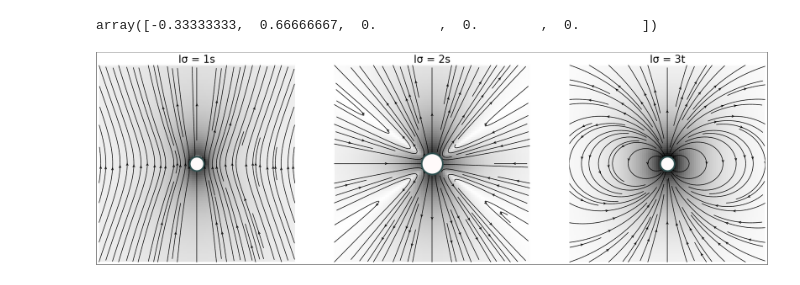
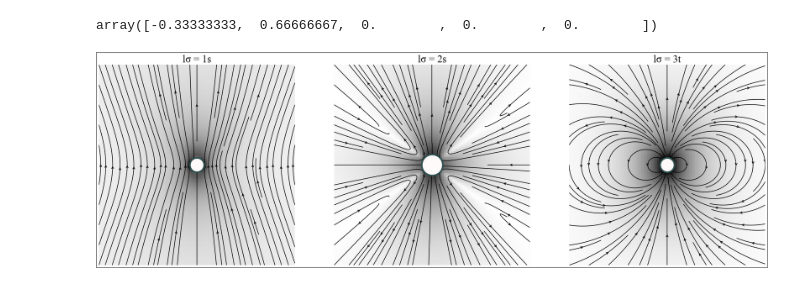
Before and after one commit to rajeshrinet/pystokes, a Jupyter notebook: examples/ex1-unboundedFlow.ipynb, the cells around one changed output. Saved outputs shown, nothing was run; the diff lists cells and outputs as text; code cells hidden in the pictures.

```diff
--- a/examples/ex1-unboundedFlow.ipynb
+++ b/examples/ex1-unboundedFlow.ipynb
@@ -37,20 +37,21 @@ V2s
 array([-0.33333333,  0.66666667,  0.        ,  0.        ,  0.        ])
 # %%
 plt.figure(figsize=(30, 20), edgecolor='gray', linewidth=4)
+plt.rcParams["font.family"] = "Times New Roman"
 
 # create the grid
 rr, vv = pystokes.utils.gridXY(dim, L, Ng)
 
 plt.subplot(231);  vv=vv*0;
 flow.flowField1s(vv, rr, r, F)
 pystokes.utils.plotStreamlinesXY(vv, rr, r, offset=6e-1, title='lσ = 1s', density=2)
 
 plt.subplot(232);   vv=vv*0;
 flow.flowField2s(vv, rr, r, V2s)
 pystokes.utils.plotStreamlinesXY(vv, rr, r, offset=4e-2, title='lσ = 2s', density=2, ms=53)
 
 plt.subplot(233); vv=vv*0;
 flow.flowField3t(vv, rr, r, V3t)
 pystokes.utils.plotStreamlinesXY(vv, rr, r, offset=4e-4, title='lσ = 3t', density=2)
 # %% [output]
-[figure, old version]
+[figure, new version]
```
Also changed, not shown: 3 other files.
